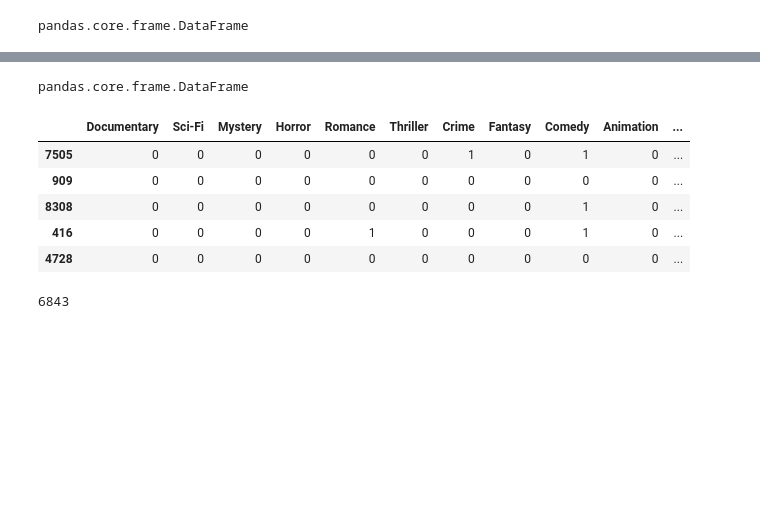
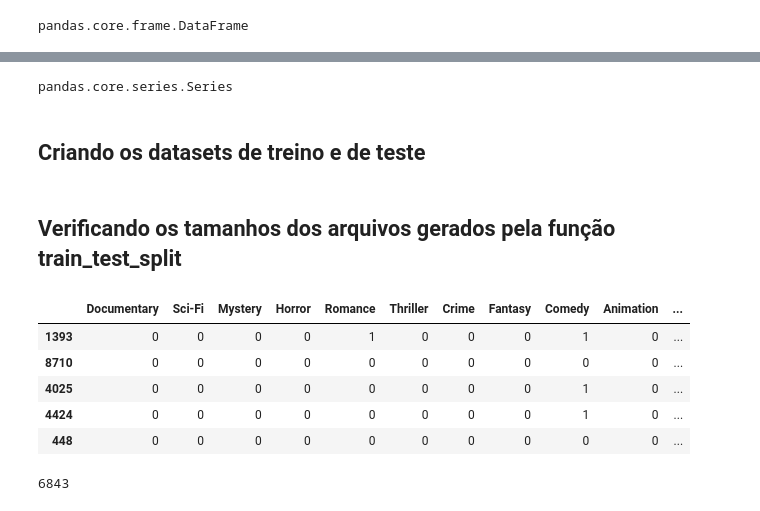
Before and after one commit to leandrorodor/ALR-Machine_Learning_AS, a Jupyter notebook: regressao_linear_multipla.ipynb, the cells around one changed output, grey strips where cells are left out. Saved outputs shown, nothing was run; the diff lists cells and outputs as text; code cells hidden in the pictures; blank space fills up the shorter version.

```diff
--- a/regressao_linear_multipla.ipynb
+++ b/regressao_linear_multipla.ipynb
@@ -42,5 +110,5 @@ pandas.core.frame.DataFrame
 # %%
-filmes_dependente = movies[movies.columns[17:]]
+filmes_dependente = movies['Bilheteria']
 # %%
 filmes_dependente
 # %% [output]
@@ -60,4 +127,4 @@ filmes_dependente
 # %%
 type(filmes_dependente)
 # %% [output]
-pandas.core.frame.DataFrame
+pandas.core.series.Series
@@ -66,10 +131,16 @@ train, test, train_bilheteria, test_bilheteria = train_test_split(filmes_indepen
+# %% [markdown]
+## Criando os datasets de treino e de teste
+# %%
+treino, teste, treino_bilheteria, teste_bilheteria = train_test_split(filmes_independente, filmes_dependente)
+# %% [markdown]
+## Verificando os tamanhos dos arquivos gerados pela função train_test_split
 # %%
-train.head()
+treino.head()
 # %% [output]
 |  | Documentary | Sci-Fi | Mystery | Horror | Romance | Thriller | Crime | Fantasy | Comedy | Animation | ... |
-| 7505 | 0 | 0 | 0 | 0 | 0 | 0 | 1 | 0 | 1 | 0 | ... |
-| 909 | 0 | 0 | 0 | 0 | 0 | 0 | 0 | 0 | 0 | 0 | ... |
-| 8308 | 0 | 0 | 0 | 0 | 0 | 0 | 0 | 0 | 1 | 0 | ... |
-| 416 | 0 | 0 | 0 | 0 | 1 | 0 | 0 | 0 | 1 | 0 | ... |
-| 4728 | 0 | 0 | 0 | 0 | 0 | 0 | 0 | 0 | 0 | 0 | ... |
+| 1393 | 0 | 0 | 0 | 0 | 1 | 0 | 0 | 0 | 1 | 0 | ... |
+| 8710 | 0 | 0 | 0 | 0 | 0 | 0 | 0 | 0 | 0 | 0 | ... |
+| 4025 | 0 | 0 | 0 | 0 | 0 | 0 | 0 | 0 | 1 | 0 | ... |
+| 4424 | 0 | 0 | 0 | 0 | 0 | 0 | 0 | 0 | 1 | 0 | ... |
+| 448 | 0 | 0 | 0 | 0 | 0 | 0 | 0 | 0 | 0 | 0 | ... |
 # %%
```
Also changed, not shown: parts of 101 cells of this notebook.
